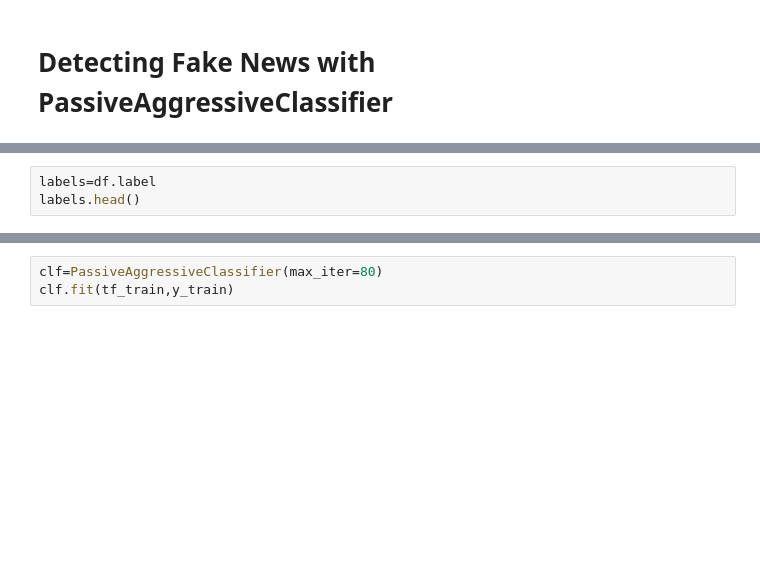
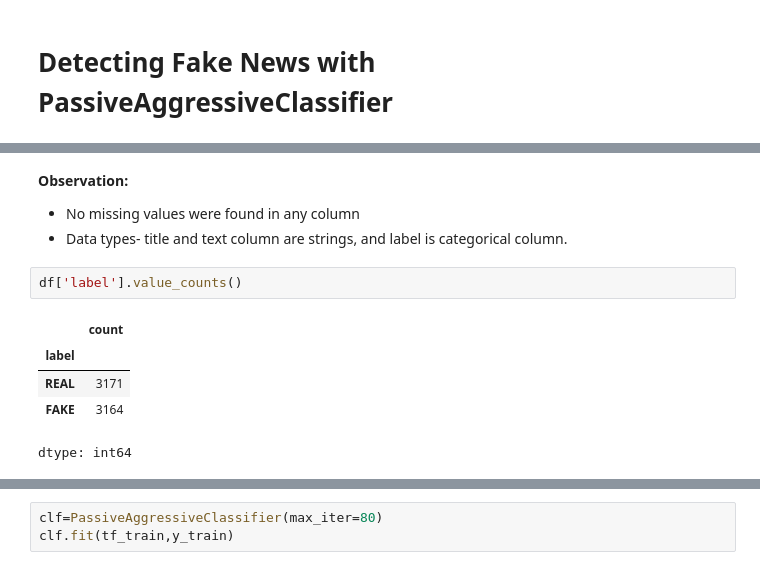
Before and after one commit to TasnimTamanna02/Detecting_Fake_News, a Jupyter notebook: Code.ipynb, the cells around one changed output, grey strips where cells are left out. Cells and saved outputs as stored; diff of their text form; blank space fills up the shorter version.

```diff
--- a/Code.ipynb
+++ b/Code.ipynb
@@ -17,3 +61,12 @@ df.info()
-# %%
-labels=df.label
-labels.head()
+# %% [markdown]
+**Observation:**
+*   No missing values were found in any column
+*   Data types- title and text column are strings, and label is categorical column.
+# %%
+df['label'].value_counts()
+# %% [output]
+|  | count |
+| label |  |
+| REAL | 3171 |
+| FAKE | 3164 |
+dtype: int64
```
Also changed, not shown: parts of 22 cells of this notebook.
